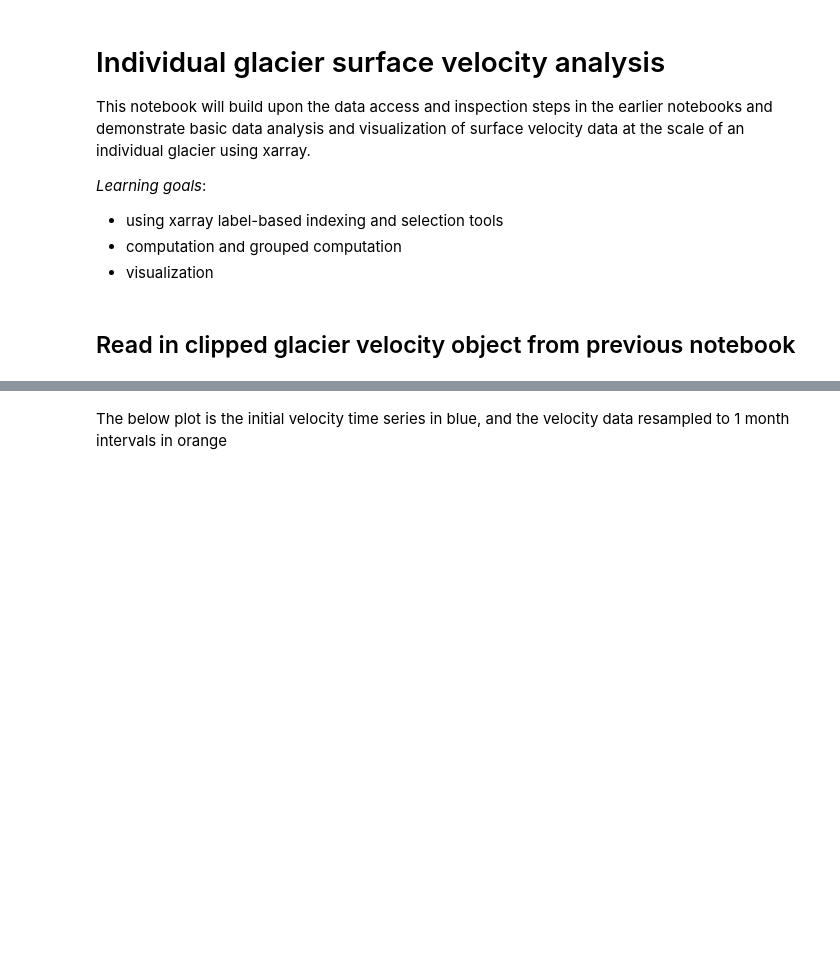
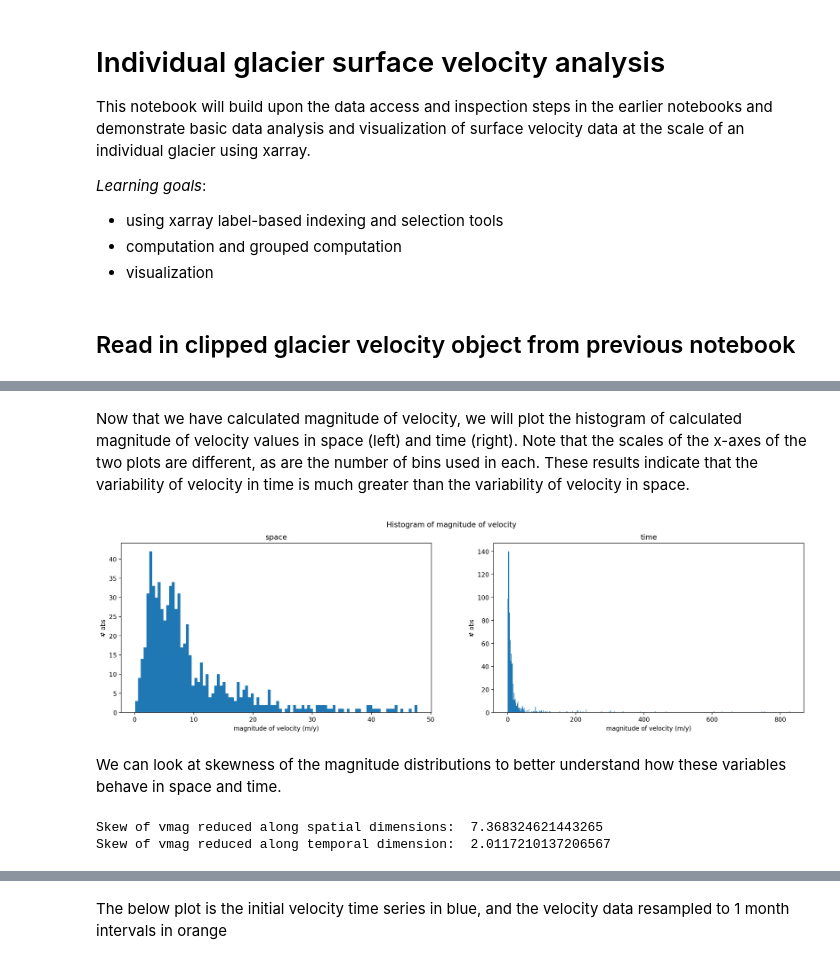
Before and after one commit to e-marshall/itslive, a Jupyter notebook: ind_glacier_analysis.ipynb, the cells around one changed output, grey strips where cells are left out. Cells and saved outputs as stored; diff of their text form; code cells hidden in the pictures; blank space fills up the shorter version.

```diff
--- a/ind_glacier_analysis.ipynb
+++ b/ind_glacier_analysis.ipynb
@@ -62,0 +105,40 @@ sample_glacier_raster.v.mean(dim=['x','y']).plot(linewidth=0, marker='o', alpha
+# %%
+def calc_velocity_magnitude(ds):
+    #naming convention is the dim that variable still has
+    # use mean for reductions of components because components normally distributed
+    ds = ds.copy()
+
+    ds['v_mag_time'] = np.sqrt(ds.vx.mean(dim=['x','y'])**2 + ds.vy.mean(dim=['x','y'])**2)
+
+    ds['v_mag_space'] = np.sqrt(ds.vx.mean(dim=['mid_date'])**2 + (ds.vy.mean(dim=['mid_date'])**2))
+    return ds
+# %%
+sample_glacier_raster_mag = calc_velocity_magnitude(sample_glacier_raster)
+# %% [markdown]
+Now that we have calculated magnitude of velocity, we will plot the histogram of calculated magnitude of velocity values in space (left) and time (right). Note that the scales of the x-axes of the two plots are different, as are the number of bins used in each. These results indicate that the variability of velocity in time is much greater than the variability of velocity in space.
+# %%
+fig,axs=plt.subplots(ncols=2, figsize=(20,5))
+sample_glacier_raster_mag.v_mag_space.plot.hist(ax=axs[0], bins=100)
+sample_glacier_raster_mag.v_mag_time.plot.hist(ax=axs[1], bins=500)
+axs[0].set_title('space')
+axs[1].set_title('time')
+
+#axs[0].set_xlim(0,60)
+#axs[1].set_xlim(0,400)
+
+axs[0].set_ylabel('# obs')
+axs[1].set_ylabel('# obs')
+axs[0].set_xlabel('magnitude of velocity (m/y)')
+axs[1].set_xlabel('magnitude of velocity (m/y)')
+
+fig.suptitle('Histogram of magnitude of velocity') ;
+# %% [output]
+[figure, added]
+# %% [markdown]
+We can look at skewness of the magnitude distributions to better understand how these variables behave in space and time.
+# %%
+print('Skew of vmag reduced along spatial dimensions: ',sample_glacier_raster_mag.v_mag_time.reduce(func=scipy.stats.skew, nan_policy='omit', dim=['mid_date']).data)
+print('Skew of vmag reduced along temporal dimension: ',sample_glacier_raster_mag.v_mag_space.reduce(func=scipy.stats.skew, nan_policy='omit', dim=['x','y',]).data)
+# %% [output]
+Skew of vmag reduced along spatial dimensions:  7.368324621443265
+Skew of vmag reduced along temporal dimension:  2.0117210137206567
```
Also changed, not shown: parts of 70 cells of this notebook, 2 other files.
